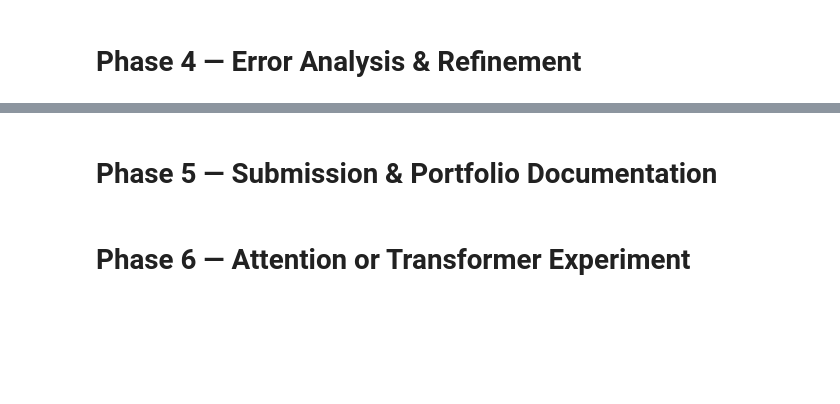
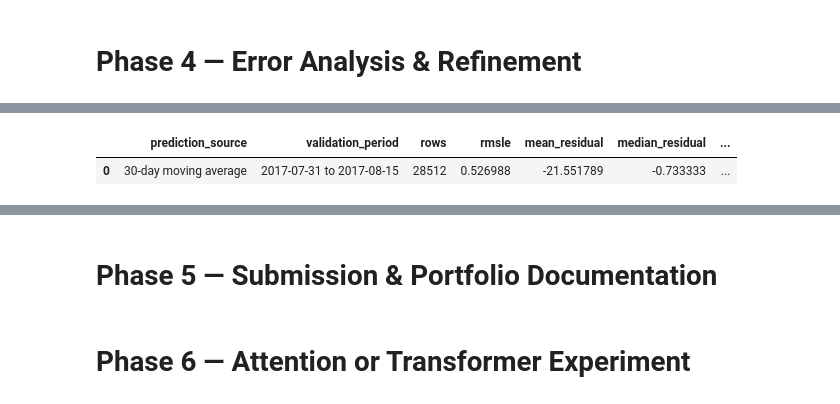
Before and after one commit to mutassimalzeem/store-sales-time-series-forecasting, a Jupyter notebook: notebooks/analysis.ipynb, the cells around one changed output, grey strips where cells are left out. Cells and saved outputs as stored; diff of their text form; code cells hidden in the pictures; blank space fills up the shorter version.

```diff
--- a/notebooks/analysis.ipynb
+++ b/notebooks/analysis.ipynb
@@ -2868,0 +2877,85 @@ selected_model_summary
+# %%
+def get_selected_validation_predictions() -> tuple[pd.Series, str]:
+    selected = selected_model_summary.iloc[0].to_dict() if len(selected_model_summary) else {}
+    model_name = str(selected.get("model", ""))
+    feature_set = selected.get("feature_set")
+
+    baseline_map = {
+        "Previous week seasonal naive": "previous_week_sales",
+        "30-day moving average": "moving_average_30d",
+        "Store-family historical average": "store_family_average",
+    }
+    if model_name in baseline_map:
+        return baseline_predictions[baseline_map[model_name]].copy(), model_name
+    if model_name == "Deterministic Ridge baseline" and "deterministic_pred" in globals():
+        return pd.Series(deterministic_pred, index=holdout_valid_features.index), model_name
+
+    candidate_keys = []
+    if model_name.startswith("LightGBM tuned") and "best_model_key" in globals() and best_model_key:
+        candidate_keys.append(best_model_key)
+    if feature_set:
+        candidate_keys.extend(key for key in globals().get("trained_boosting_models", {}) if key.endswith(f"::{feature_set}"))
+    candidate_keys.extend(globals().get("trained_boosting_models", {}).keys())
+
+    for key in candidate_keys:
+        model = trained_boosting_models.get(key)
+        if model is None:
+            continue
+        selected_feature_set = feature_set if feature_set in boosting_feature_sets else key.split("::")[-1]
+        selected_feature_cols = boosting_feature_sets[selected_feature_set]
+        _, selected_categorical_cols = split_feature_types(holdout_valid_features, selected_feature_cols)
+        valid_matrix = prepare_lgbm_matrix(holdout_valid_features, selected_feature_cols, selected_categorical_cols)
+        try:
+            return pd.Series(np.expm1(model.predict(valid_matrix)), index=holdout_valid_features.index), key
+        except Exception:
+            continue
+
+    return baseline_predictions["moving_average_30d"].copy(), "30-day moving average fallback"
+
+
+selected_valid_pred, selected_prediction_source = get_selected_validation_predictions()
+selected_valid_pred = pd.Series(selected_valid_pred, index=holdout_valid_features.index).clip(lower=0)
+
+validation_analysis = holdout_valid_features[
+    [
+        "date",
+        "store_nbr",
+        "family",
+        "sales",
+        "onpromotion",
+        "is_holiday",
+        "national_holiday_count",
+        "regional_holiday_count",
+        "local_holiday_count",
+    ]
+].copy()
+validation_analysis["prediction"] = selected_valid_pred.values
+validation_analysis["residual"] = validation_analysis["sales"] - validation_analysis["prediction"]
+validation_analysis["abs_error"] = validation_analysis["residual"].abs()
+validation_analysis["squared_log_error"] = (
+    np.log1p(validation_analysis["sales"].clip(lower=0))
+    - np.log1p(validation_analysis["prediction"].clip(lower=0))
+) ** 2
+validation_analysis["is_special_day"] = validation_analysis[
+    ["is_holiday", "national_holiday_count", "regional_holiday_count", "local_holiday_count"]
+].fillna(0).gt(0).any(axis=1)
+
+selected_validation_score = rmsle(validation_analysis["sales"], validation_analysis["prediction"])
+
+pd.DataFrame(
+    [
+        {
+            "prediction_source": selected_prediction_source,
+            "validation_period": validation_period,
+            "rows": len(validation_analysis),
+            "rmsle": selected_validation_score,
+            "mean_residual": validation_analysis["residual"].mean(),
+            "median_residual": validation_analysis["residual"].median(),
+            "over_prediction_rate": (validation_analysis["residual"] < 0).mean(),
+            "under_prediction_rate": (validation_analysis["residual"] > 0).mean(),
+        }
+    ]
+)
+# %% [output]
+|  | prediction_source | validation_period | rows | rmsle | mean_residual | median_residual | ... |
+| 0 | 30-day moving average | 2017-07-31 to 2017-08-15 | 28512 | 0.526988 | -21.551789 | -0.733333 | ... |
```
Also changed, not shown: parts of 18 cells of this notebook.
